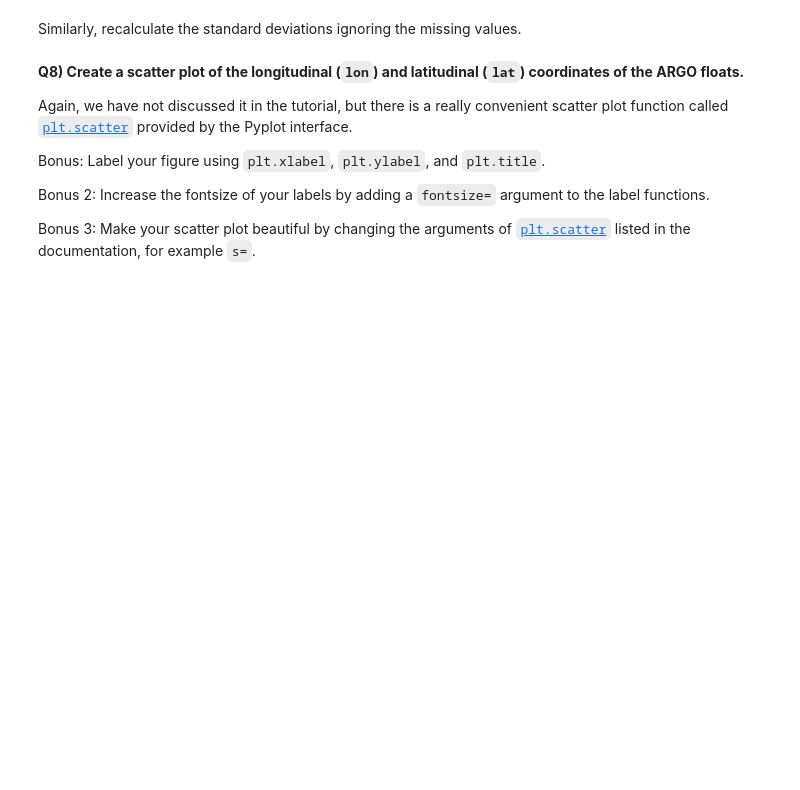
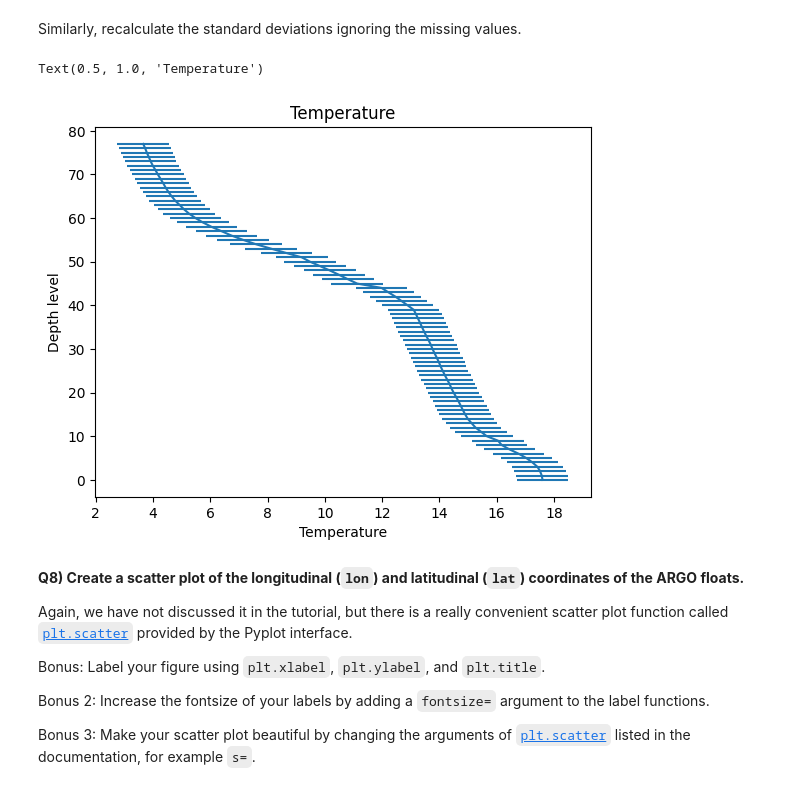
Before and after one commit to Celestin02/2024_Intro_Python, a Jupyter notebook: W2_S1.ipynb, the cells around one changed output. Drawn from its saved outputs; the diff is of its cells as text; code cells hidden in the pictures; blank space fills up the shorter version.

```diff
--- a/W2_S1.ipynb
+++ b/W2_S1.ipynb
@@ -350,8 +350,26 @@ Recalculate the means and standard deviations as in the previous sections using
 Hint: Links to the [`np.nanmean` documentation](https://numpy.org/doc/stable/reference/generated/numpy.nanmean.html) and the [`np.nanstd` documentation](https://numpy.org/doc/stable/reference/generated/numpy.nanstd.html).
 # %% [markdown]
 Recalculate the means below ignoring the missing values. We trust that you can now come up with the full syntax yourself 😎
+# %%
+nanmeanT = np.nanmean(T,axis=1)
+nanmeanS = np.nanmean(S,axis=1)
+nanmeanP = np.nanmean(P,axis=1)
+nanmeanmeanR = np.nanmean(relative_density,axis=1)
 # %% [markdown]
 Similarly, recalculate the standard deviations ignoring the missing values.
+# %%
+nanstdT = np.nanstd(T,axis=1)
+nanstdS = np.nanstd(S,axis=1)
+nanstdP = np.nanstd(P,axis=1)
+nanstdR = np.nanstd(relative_density,axis=1)
+
+plt.errorbar(nanmeanT,level,xerr=0.9)
+plt.xlabel('Temperature')
+plt.ylabel('Depth level')
+plt.title('Temperature')
+# %% [output]
+Text(0.5, 1.0, 'Temperature')
+[figure, added]
 # %% [markdown]
 **Q8) Create a scatter plot of the longitudinal (`lon`) and latitudinal (`lat`) coordinates of the ARGO floats.**
 
```
Also changed, not shown: parts of 2 cells of this notebook.
